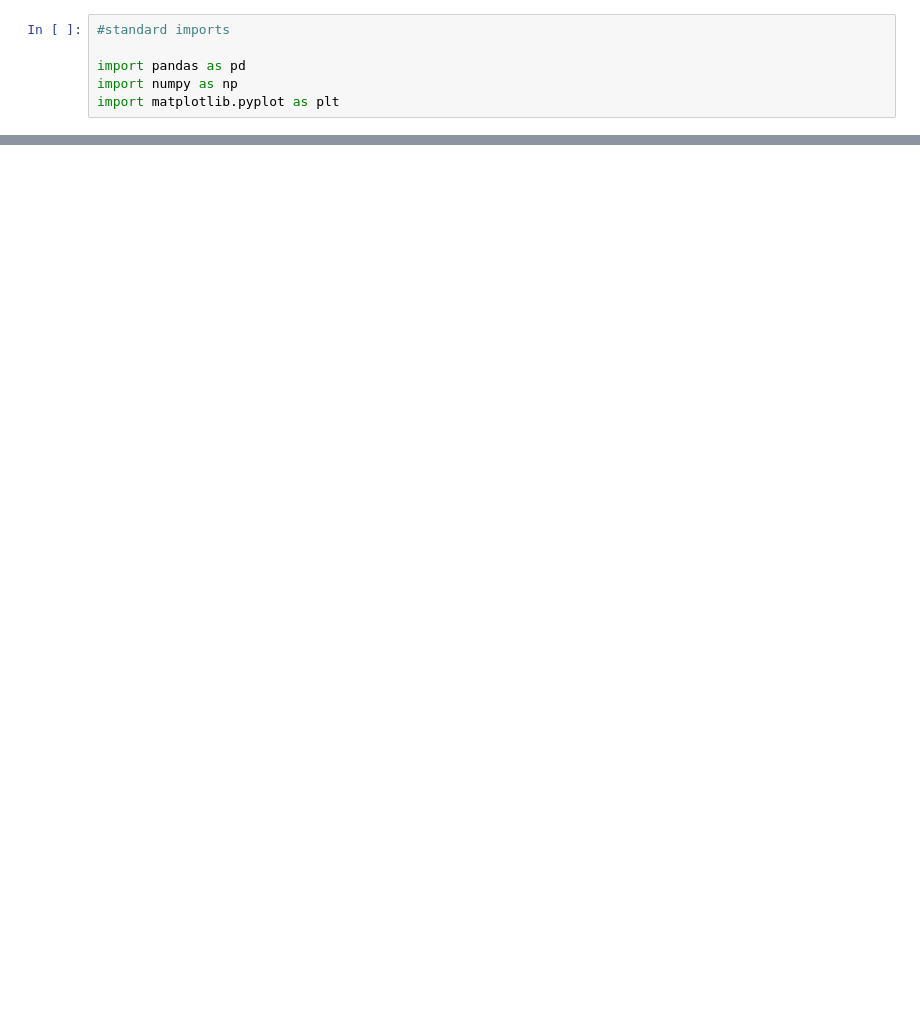
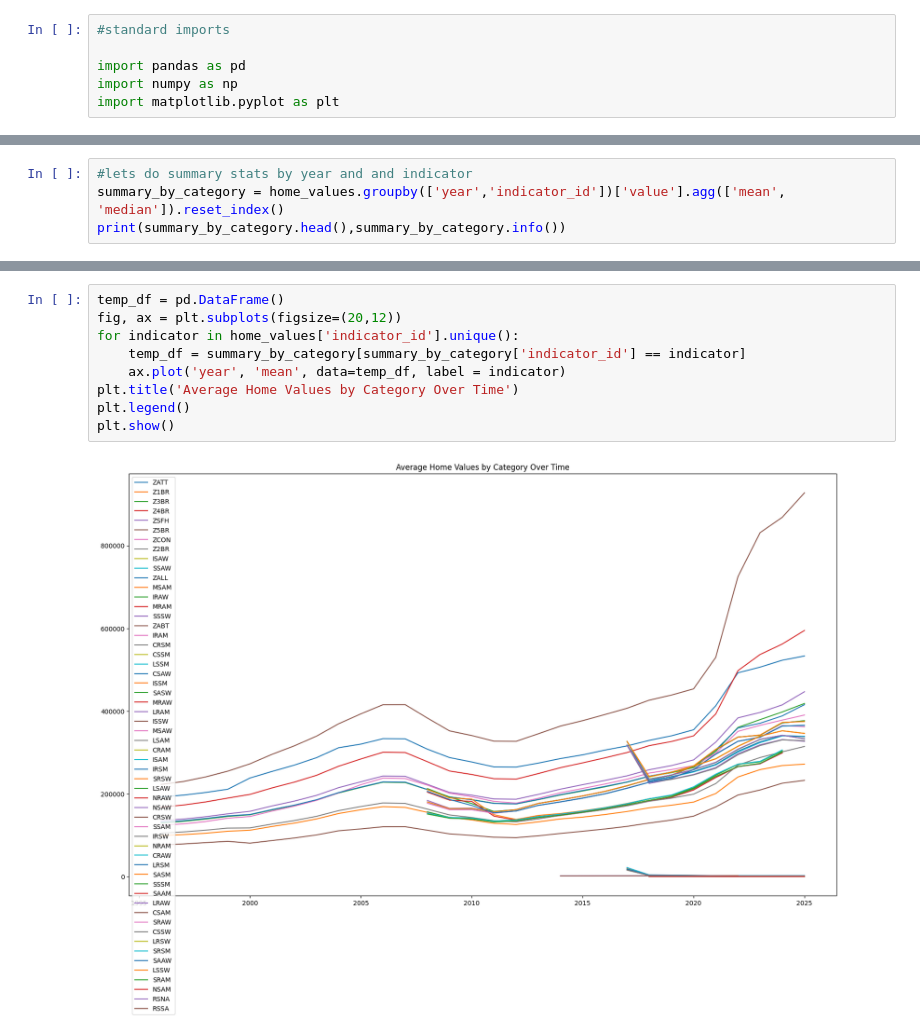
Before and after one commit to catatonicmark/zillow-data, a Jupyter notebook: zillow_data.ipynb, the cells around one changed output, grey strips where cells are left out. Saved outputs shown, nothing was run; the diff lists cells and outputs as text; blank space fills up the shorter version.

```diff
--- a/zillow_data.ipynb
+++ b/zillow_data.ipynb
@@ -156,0 +159,4 @@ ZATT         3101       ZHVI All Homes- Top Tier Time Series ($)  Home values
+# %%
+#lets do summary stats by year and and indicator
+summary_by_category = home_values.groupby(['year','indicator_id'])['value'].agg(['mean', 'median']).reset_index()
+print(summary_by_category.head(),summary_by_category.info())
@@ -156,0 +181,11 @@ ZATT         3101       ZHVI All Homes- Top Tier Time Series ($)  Home values
+# %%
+temp_df = pd.DataFrame()
+fig, ax = plt.subplots(figsize=(20,12))
+for indicator in home_values['indicator_id'].unique():
+    temp_df = summary_by_category[summary_by_category['indicator_id'] == indicator]
+    ax.plot('year', 'mean', data=temp_df, label = indicator)
+plt.title('Average Home Values by Category Over Time')
+plt.legend()
+plt.show()
+# %% [output]
+[figure, added]
```
Also changed, not shown: parts of 15 cells of this notebook.
